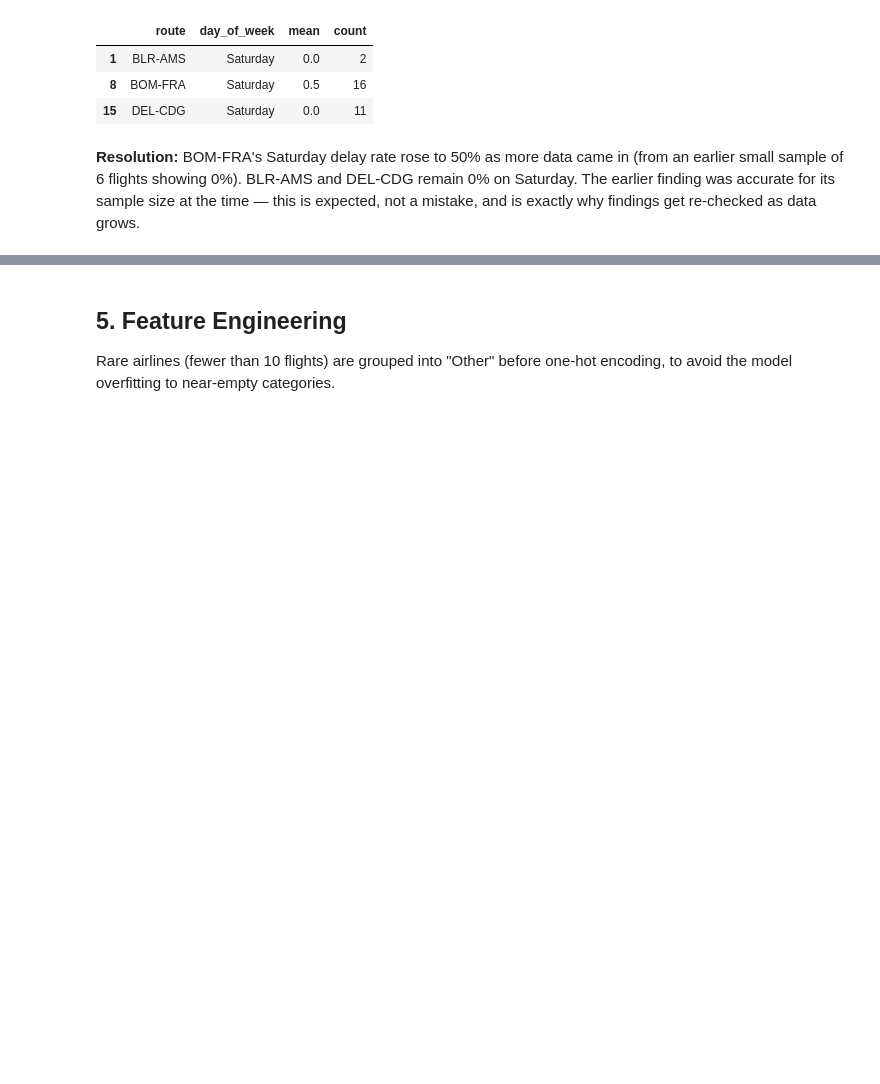
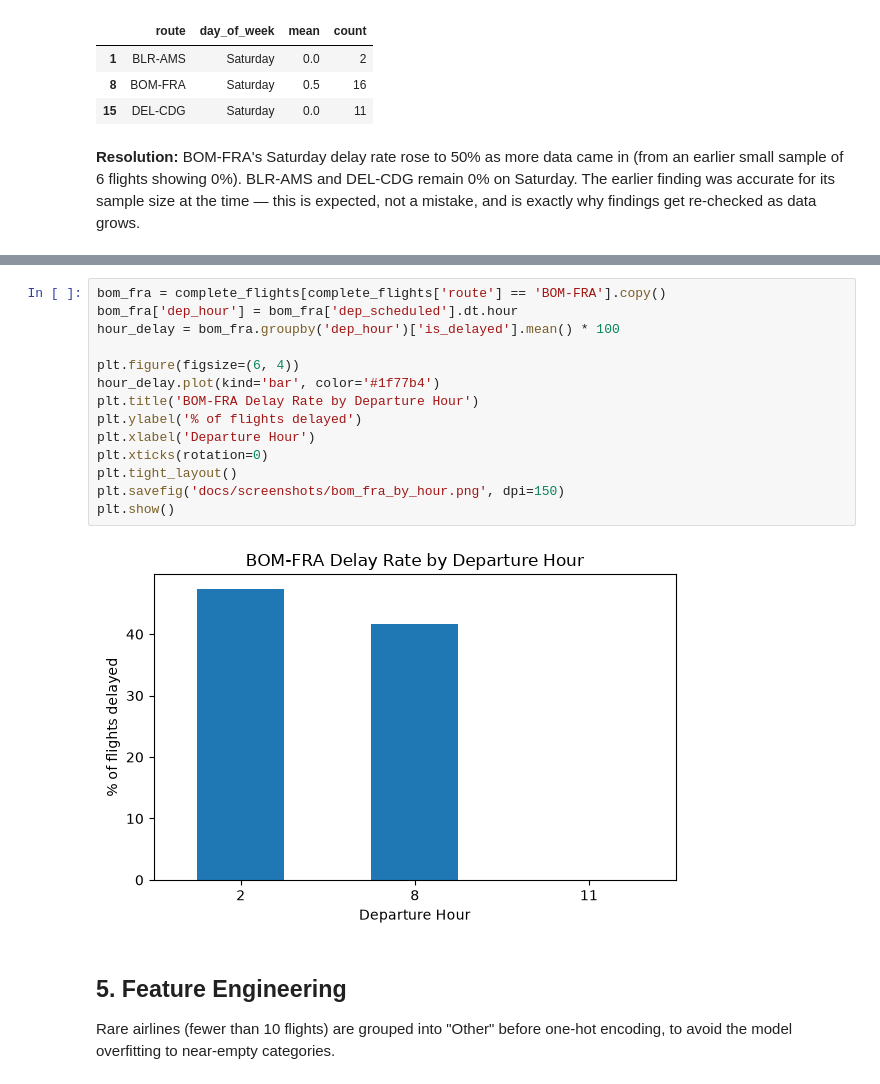
Before and after one commit to khushi1215/RouteWatch, a Jupyter notebook: explore.ipynb, the cells around one changed output, grey strips where cells are left out. Cells and saved outputs as stored; diff of their text form; blank space fills up the shorter version.

```diff
--- a/explore.ipynb
+++ b/explore.ipynb
@@ -163,3 +181,19 @@ by_route_day[by_route_day['day_of_week'] == 'Saturday']
+# %%
+bom_fra = complete_flights[complete_flights['route'] == 'BOM-FRA'].copy()
+bom_fra['dep_hour'] = bom_fra['dep_scheduled'].dt.hour
+hour_delay = bom_fra.groupby('dep_hour')['is_delayed'].mean() * 100
+
+plt.figure(figsize=(6, 4))
+hour_delay.plot(kind='bar', color='#1f77b4')
+plt.title('BOM-FRA Delay Rate by Departure Hour')
+plt.ylabel('% of flights delayed')
+plt.xlabel('Departure Hour')
+plt.xticks(rotation=0)
+plt.tight_layout()
+plt.savefig('docs/screenshots/bom_fra_by_hour.png', dpi=150)
+plt.show()
+# %% [output]
+[figure, added]
 # %% [markdown]
 ## 5. Feature Engineering
 
```
Also changed, not shown: parts of 2 cells of this notebook, 4 other files.
